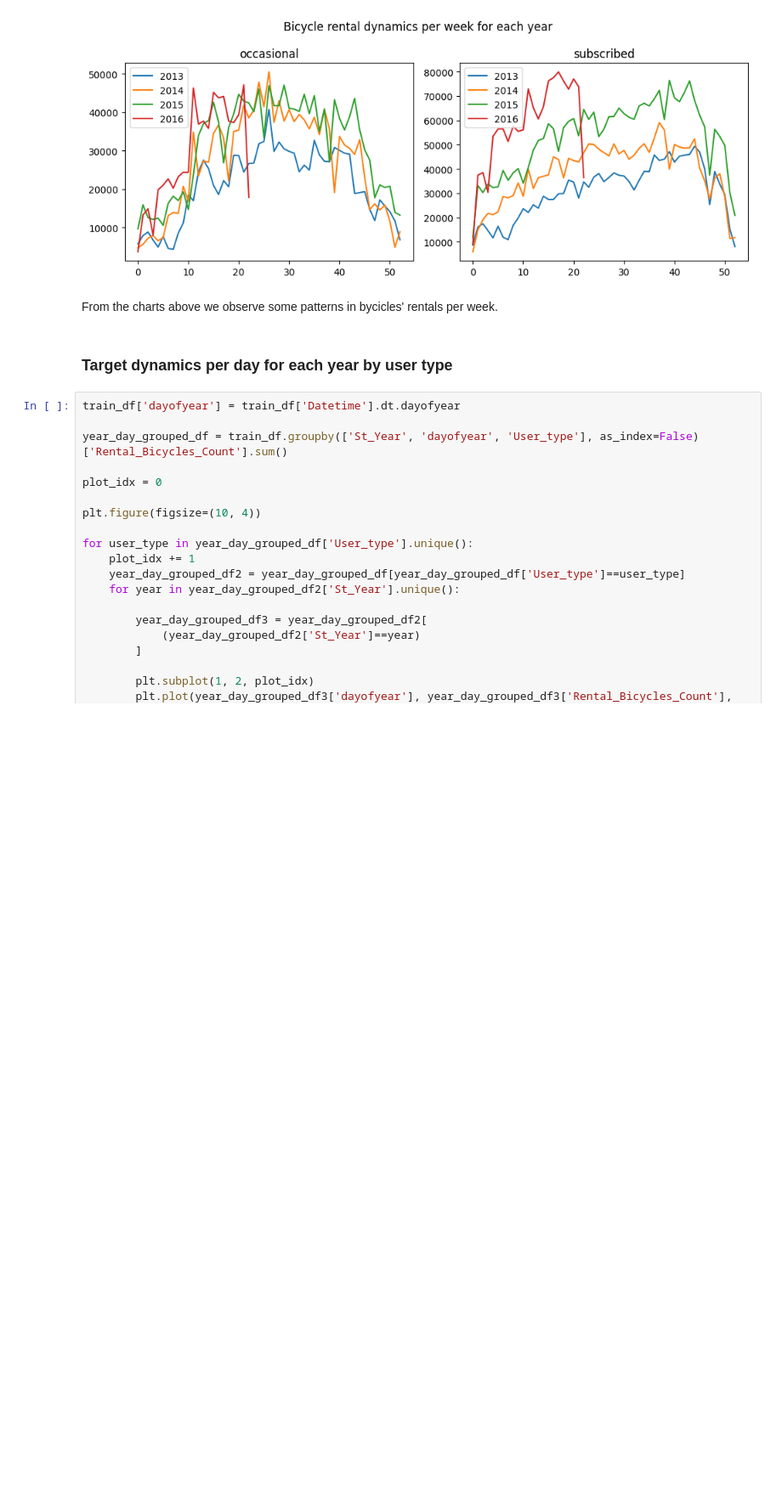
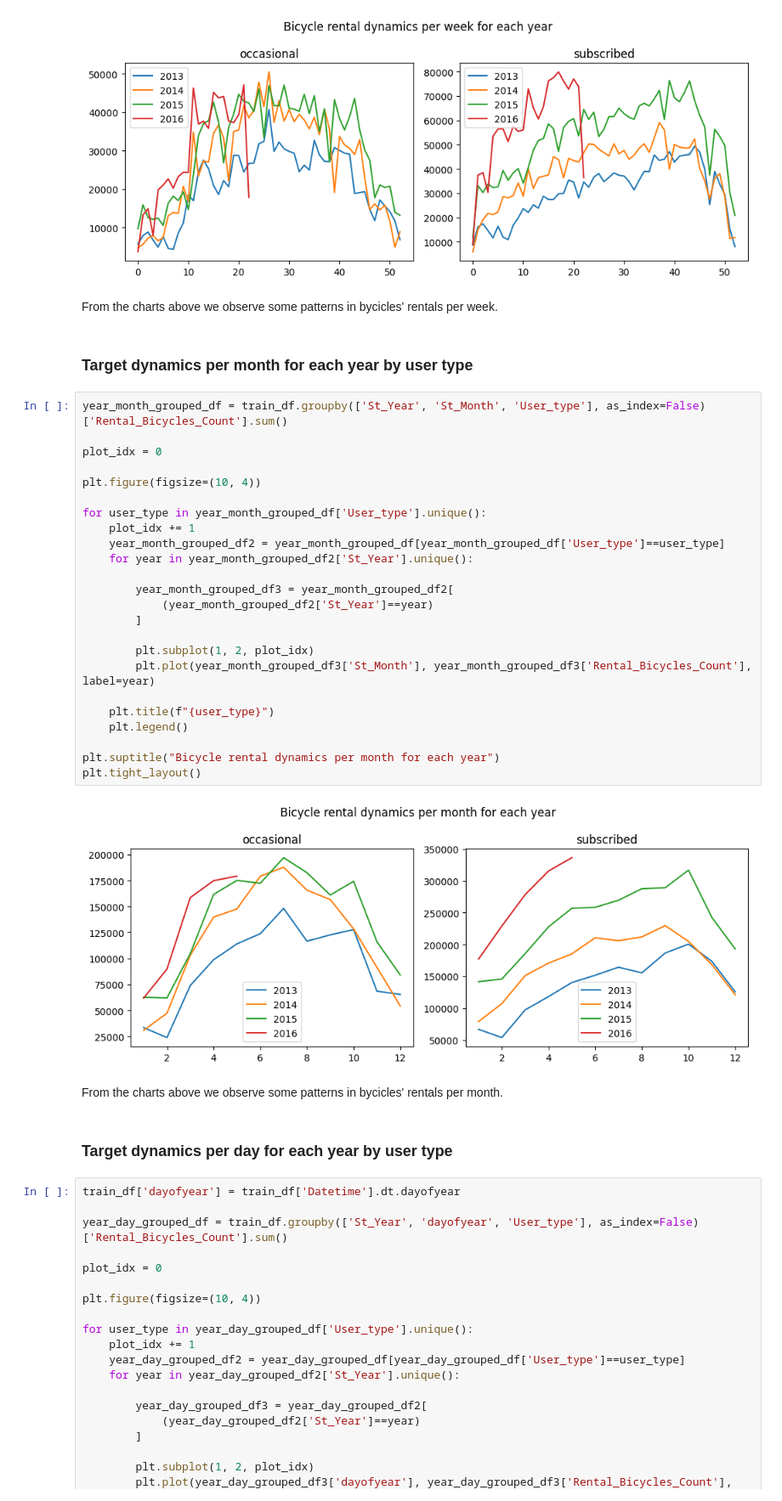
Before and after one commit to VaheC/MH_BicycleDemand_Hackathon, a Jupyter notebook: eda.ipynb, the cells around one changed output. Shown at 85% size. Saved outputs shown, nothing was run; the diff lists cells and outputs as text; blank space fills up the shorter version.

Commit message:
add target dynamics and distribution per month

```diff
--- a/eda.ipynb
+++ b/eda.ipynb
@@ -370,6 +370,36 @@ plt.tight_layout()
 [figure]
 # %% [markdown]
 From the charts above we observe some patterns in bycicles' rentals per week.
+# %% [markdown]
+### Target dynamics per month for each year by user type
+# %%
+year_month_grouped_df = train_df.groupby(['St_Year', 'St_Month', 'User_type'], as_index=False)['Rental_Bicycles_Count'].sum()
+
+plot_idx = 0
+
+plt.figure(figsize=(10, 4))
+
+for user_type in year_month_grouped_df['User_type'].unique():
+    plot_idx += 1
+    year_month_grouped_df2 = year_month_grouped_df[year_month_grouped_df['User_type']==user_type]
+    for year in year_month_grouped_df2['St_Year'].unique():
+
+        year_month_grouped_df3 = year_month_grouped_df2[
+            (year_month_grouped_df2['St_Year']==year)
+        ]
+
+        plt.subplot(1, 2, plot_idx)
+        plt.plot(year_month_grouped_df3['St_Month'], year_month_grouped_df3['Rental_Bicycles_Count'], label=year)
+
+    plt.title(f"{user_type}")
+    plt.legend()
+
+plt.suptitle("Bicycle rental dynamics per month for each year")
+plt.tight_layout()
+# %% [output]
+[figure, added]
+# %% [markdown]
+From the charts above we observe some patterns in bycicles' rentals per month.
 # %% [markdown]
 ### Target dynamics per day for each year by user type
 # %%
```
Also changed, not shown: parts of 3 cells of this notebook.
